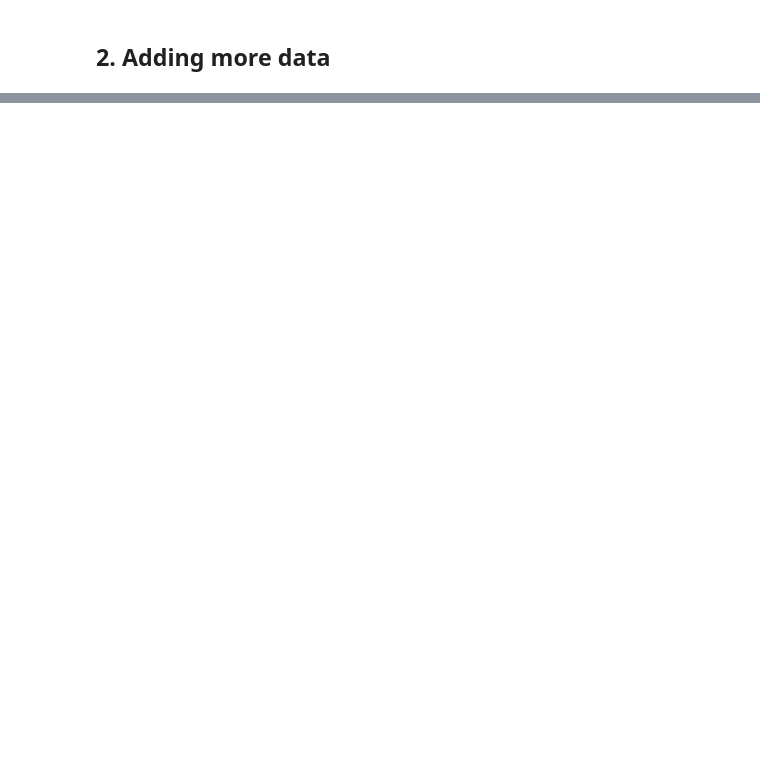
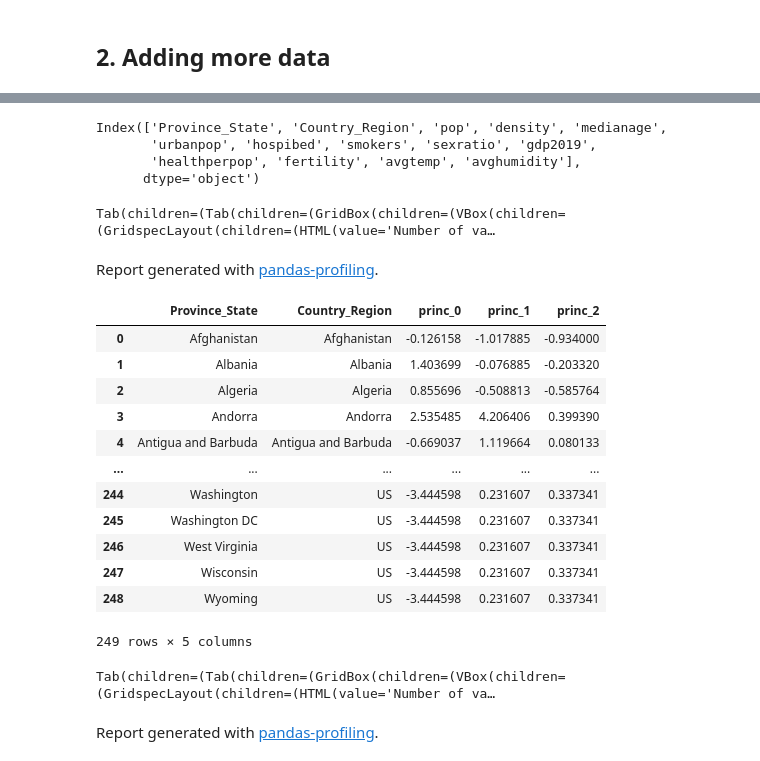
Before and after one commit to rdbch/COVID-19-Forecast, a Jupyter notebook: notebooks/Untitled.ipynb, the cells around one changed output, grey strips where cells are left out. Saved outputs shown, nothing was run; the diff lists cells and outputs as text; code cells hidden in the pictures; blank space fills up the shorter version.

```diff
--- a/notebooks/Untitled.ipynb
+++ b/notebooks/Untitled.ipynb
@@ -286,0 +293,20 @@ for country in ['Romania', 'Germany','Czechia', 'Ireland']:
+# %%
+def preprocess_info(df):
+    df = df.rename(columns={'country':'Country_Region', 'region':'Province_State'})
+    df = df.filter(['Province_State', 'Country_Region','pop', 'density',
+                            'medianage', 'urbanpop', 'hospibed', 'smokers', 'sexratio', 'gdp2019',
+                            'healthperpop', 'fertility','avgtemp', 'avghumidity'])
+
+    df['pop']     = df['pop'].apply(lambda x: float(str(x).replace(',', '')))
+    df['gdp2019'] = df['gdp2019'].apply(lambda x: float(str(x).replace(',', '')))
+
+    # fill the state field with name of the country (if it is null)
+    renameState     = df['Province_State'].fillna(0).values
+    renameCountries = df['Country_Region'].values
+    renameState[renameState == 0] = renameCountries[renameState == 0]
+    df['Province_State'] = renameState
+
+    return df
+# %%
+infoData = preprocess_info(infoData)
+infoData.head()
@@ -286,0 +320,54 @@ for country in ['Romania', 'Germany','Czechia', 'Ireland']:
+# %%
+infoData.columns
+# %% [output]
+Index(['Province_State', 'Country_Region', 'pop', 'density', 'medianage',
+       'urbanpop', 'hospibed', 'smokers', 'sexratio', 'gdp2019',
+       'healthperpop', 'fertility', 'avgtemp', 'avghumidity'],
+      dtype='object')
+# %%
+profile = ProfileReport(infoData, title='Country general information', html={'style':{'full_width':True}}, progress_bar=False)
+profile.to_widgets()
+# %% [output]
+Tab(children=(Tab(children=(GridBox(children=(VBox(children=(GridspecLayout(children=(HTML(value='Number of va…
+Report generated with pandas-profiling.
+# %%
+from sklearn.preprocessing import StandardScaler
+
+nameCols = ['Province_State', 'Country_Region']
+featCols = [c for c in infoData.columns if c not in nameCols]# Separating out the features
+
+infoDataFeat = infoData.loc[:, featCols].fillna(0).values
+infoDataName = infoData.loc[:, nameCols]
+
+infoDataFeat = StandardScaler().fit_transform(infoDataFeat)
+# %%
+NO_COMPONENTS = 3
+pca = PCA(n_components=NO_COMPONENTS)
+
+infoDataFeat = pca.fit_transform(infoDataFeat)
+
+infoDataFeat = pd.DataFrame(data = infoDataFeat
+             , columns = [f'princ_{i}' for i in range(NO_COMPONENTS)])
+infoDataPca  = pd.concat([infoDataName, infoDataFeat], axis = 1)
+# %%
+infoDataPca
+# %% [output]
+|  | Province_State | Country_Region | princ_0 | princ_1 | princ_2 |
+| 0 | Afghanistan | Afghanistan | -0.126158 | -1.017885 | -0.934000 |
+| 1 | Albania | Albania | 1.403699 | -0.076885 | -0.203320 |
+| 2 | Algeria | Algeria | 0.855696 | -0.508813 | -0.585764 |
+| 3 | Andorra | Andorra | 2.535485 | 4.206406 | 0.399390 |
+| 4 | Antigua and Barbuda | Antigua and Barbuda | -0.669037 | 1.119664 | 0.080133 |
+| ... | ... | ... | ... | ... | ... |
+| 244 | Washington | US | -3.444598 | 0.231607 | 0.337341 |
+| 245 | Washington DC | US | -3.444598 | 0.231607 | 0.337341 |
+| 246 | West Virginia | US | -3.444598 | 0.231607 | 0.337341 |
+| 247 | Wisconsin | US | -3.444598 | 0.231607 | 0.337341 |
+| 248 | Wyoming | US | -3.444598 | 0.231607 | 0.337341 |
+249 rows × 5 columns
+# %%
+profile = ProfileReport(infoDataFeat, title='Country general information', html={'style':{'full_width':True}}, progress_bar=False)
+profile.to_widgets()
+# %% [output]
+Tab(children=(Tab(children=(GridBox(children=(VBox(children=(GridspecLayout(children=(HTML(value='Number of va…
+Report generated with pandas-profiling.
```
Also changed, not shown: parts of 10 cells of this notebook, 1 other file.
